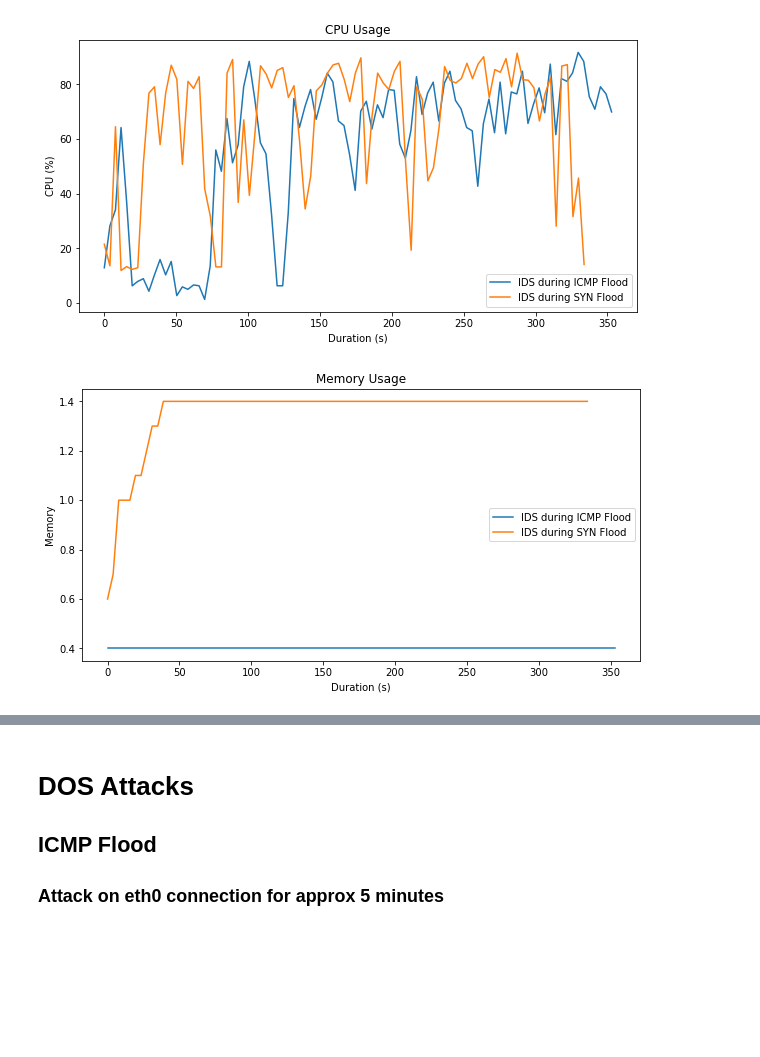
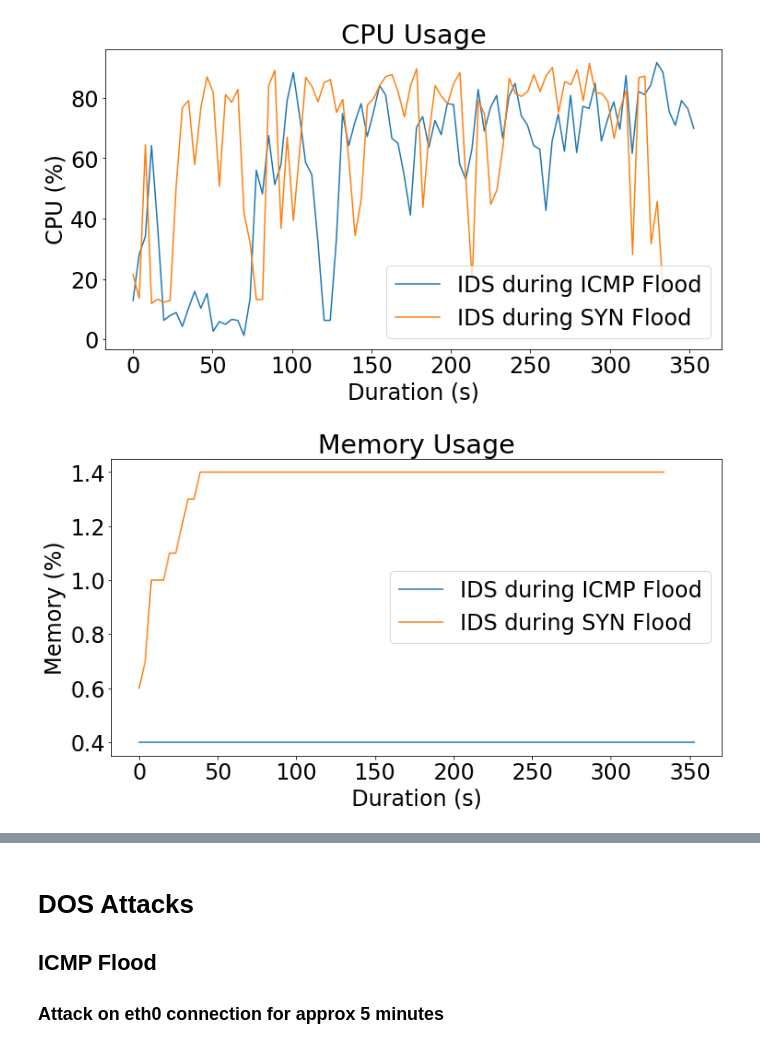
Before and after one commit to Toghrul000/Raspberry-Pi-IDS, a Jupyter notebook: RQ1/RQ1_codes.ipynb, the cells around one changed output, grey strips where cells are left out. Drawn from its saved outputs; the diff is of its cells as text; code cells hidden in the pictures; blank space fills up the shorter version.

```diff
--- a/RQ1/RQ1_codes.ipynb
+++ b/RQ1/RQ1_codes.ipynb
@@ -38,43 +38,48 @@ for entry in data:
     root_processes[pid]['mem'].append(float(entry[9]))
 
 # Plotting CPU usage
-plt.figure(figsize=(10, 5))
+plt.rcParams.update({'font.size': 24})
+
+#plt.figure(figsize=(10, 5))
+plt.figure(figsize=(12, 6))
 plt.title('CPU Usage')
 plt.xlabel('Duration (s)')
 plt.ylabel('CPU (%)')
 
 for pid, process_data in root_processes.items():
     # Get the duration for the process
     duration = float(durations.get(pid, 0))
     # Create the x-axis values representing the duration
     time_values = [duration * (i / (len(process_data['cpu']) - 1)) for i in range(len(process_data['cpu']))]
     #plt.plot(time_values, process_data['cpu'], label='Process ' + pid)
     plt.plot(time_values, process_data['cpu'], label=All_Names[pid])
 
+
 plt.legend()
 plt.savefig('ICMP_SYN_CPU_RQ1.pdf')
 plt.show()
 
 # Plotting memory usage
-plt.figure(figsize=(10, 5))
+# plt.figure(figsize=(10, 5))
+plt.figure(figsize=(12, 6))
 plt.title('Memory Usage')
 plt.xlabel('Duration (s)')
-plt.ylabel('Memory')
+plt.ylabel('Memory (%)')
 
 for pid, process_data in root_processes.items():
     # Get the duration for the process
     duration = float(durations.get(pid, 0))
     # Create the x-axis values representing the duration
     time_values = [duration * (i / (len(process_data['mem']) - 1)) for i in range(len(process_data['mem']))]
     #plt.plot(time_values, process_data['mem'], label='Process ' + pid)
     plt.plot(time_values, process_data['mem'], label=All_Names[pid])
 
 plt.legend()
 plt.savefig('ICMP_SYN_DOS_MEM_RQ1.pdf')
 plt.show()
 # %% [output]
-[figure, old version]
+[figure, new version]
-[figure, old version]
+[figure, new version]
 # %%
 
 import matplotlib.pyplot as plt
```
Also changed, not shown: parts of 2 cells of this notebook, 13 other files.
